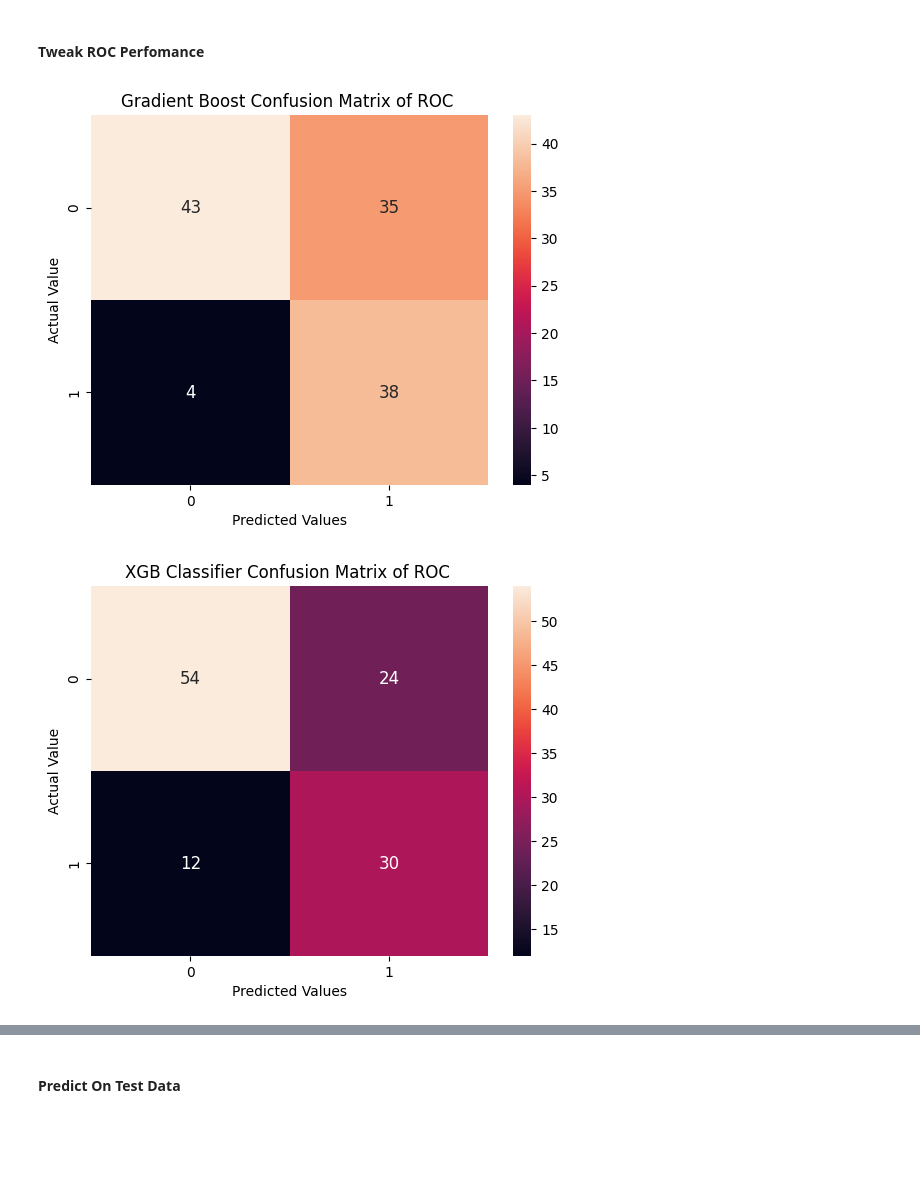
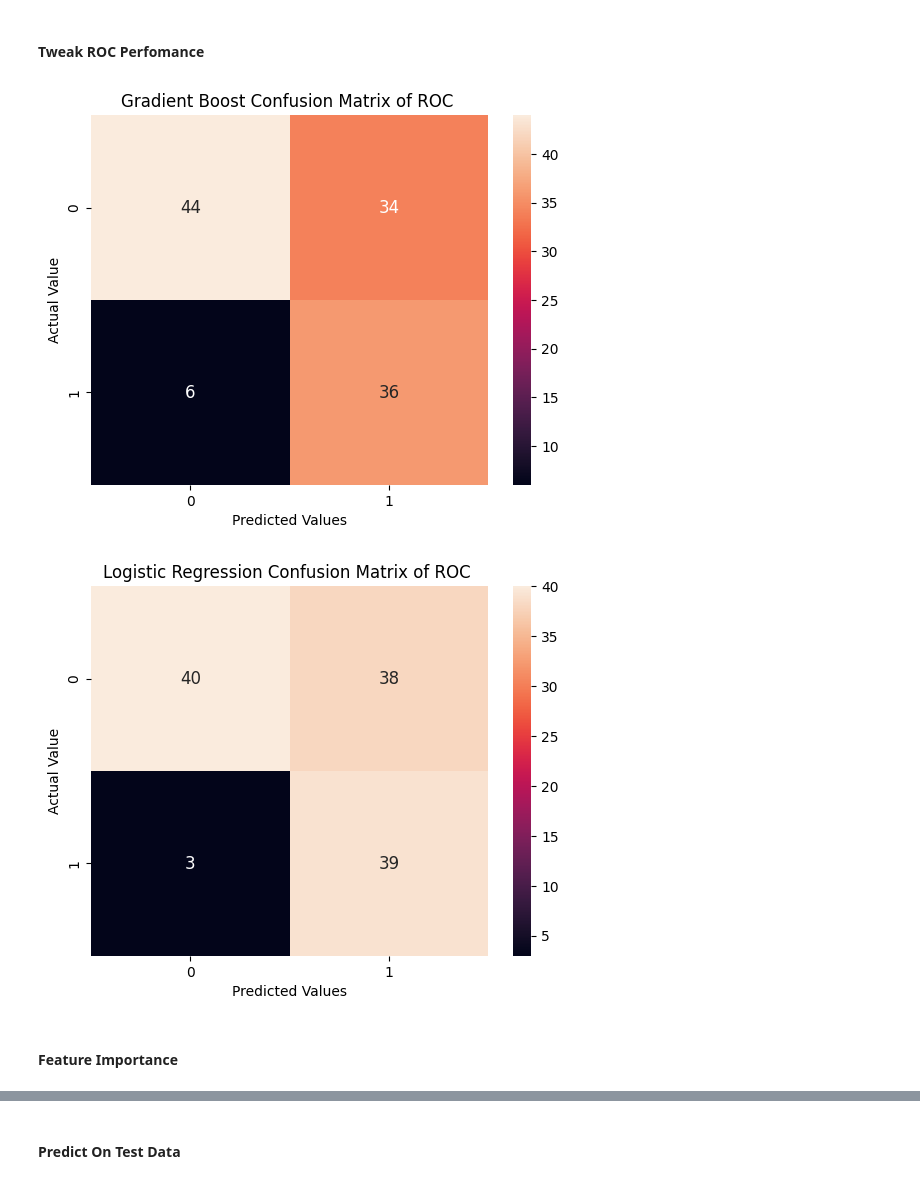
Before and after one commit to adubrightkwartengsnr/P5-Sepsis-Prediction-Embedding-Machine-Learning-Model-In-API, a Jupyter notebook: dev/sepsis_prediction.ipynb, the cells around one changed output, grey strips where cells are left out. Cells and saved outputs as stored; diff of their text form; code cells hidden in the pictures; blank space fills up the shorter version.

```diff
--- a/dev/sepsis_prediction.ipynb
+++ b/dev/sepsis_prediction.ipynb
@@ -573,7 +565,7 @@ Index(['Plasma_Glucose', 'Blood_Work_Result_1', 'Blood_Pressure',
 # %% [markdown]
 #### Train Test Split & Encode Target Variable
 # %%
-X_train,X_test,y_train,y_test = train_test_split(X_transformed,y,test_size=0.2,random_state=42,stratify=y)
+X_train,X_test,y_train,y_test = train_test_split(X,y,test_size=0.2,random_state=42,stratify=y)
 # %%
 # Check the shape of the train test dataset
 print(f"Size of trraining dataset: {X_train.shape}")
@@ -636,7 +628,7 @@ models = [
 #### Training On Unbalanced Data
 # %%
 
-metrics_table = pd.DataFrame(columns=["model_name","accuracy","precision","recall","f1_score","conf_matrix"])
+metrics_table = pd.DataFrame(columns=["model_name","accuracy","precision","recall","f1_score","roc_curve", "conf_matrix"])
 all_pipelines = {}
 
 # Loop through the models and get the scores
@@ -669,10 +661,18 @@ for model_name, classifier in models:
     recall = metrics["weighted avg"]["recall"]
     f1_score = metrics["weighted avg"]["f1-score"]
 
+    # compute ROC curve variables
+    ypredict_proba = pipeline.predict_proba(X_test)[:,1]
+    # Unpack all roc curve variables
+    fpr,tpr,threshold = roc_curve(y_test_encoded,ypredict_proba)
+    # compute AUC
+    roc_auc = auc(fpr,tpr)
+
     # Grab all the metrics and add them to the metrics table
-    metrics_table.loc[len(metrics_table)] = [model_name,accuracy,precision,recall,f1_score,conf_matrix]
+    metrics_table.loc[len(metrics_table)] = [model_name,accuracy,precision,recall,f1_score, roc_auc,conf_matrix]
 
 # Sort metrics based on F1-score
 metrics_df = metrics_table.sort_values(by="f1_score",ascending=False)
-metrics_df
+styled_metrics_df = metrics_df.style.background_gradient(cmap='winter')
+styled_metrics_df
 # %% [output]
@@ -698,7 +698,7 @@ plt.show()
 #### Training On Balanced Dataset
 # %%
 
-balanced_metrics_table = pd.DataFrame(columns=["model_name","accuracy","precision","recall","f1_score","conf_matrix"])
+balanced_metrics_table = pd.DataFrame(columns=["model_name","accuracy","precision","recall","f1_score","roc_auc","conf_matrix"])
 balanced_pipelines = {}
 
 # Loop through the models and get the scores
@@ -732,12 +732,21 @@ for model_name, classifier in models:
     recall = balanced_metrics["weighted avg"]["recall"]
     f1_score = balanced_metrics["weighted avg"]["f1-score"]
 
+    # compute ROC curve variables
+    ypredict_proba = pipeline.predict_proba(X_test)[:,1]
+    # Unpack all roc curve variables
+    fpr,tpr,threshold = roc_curve(y_test_encoded,ypredict_proba)
+    # compute AUC
+    roc_auc = auc(fpr,tpr)
+
     # Grab all the metrics and add them to the metrics table
-    balanced_metrics_table.loc[len(balanced_metrics_table)] = [model_name,accuracy,precision,recall,f1_score,conf_matrix]
+    balanced_metrics_table.loc[len(balanced_metrics_table)] = [model_name,accuracy,precision,recall,f1_score,roc_auc,conf_matrix]
 
 # Sort metrics based on F1-score
 balanced_metrics_table.sort_values(by="f1_score",ascending=False)
 
 balanced_metrics_df = balanced_metrics_table.sort_values(by="f1_score",ascending=False)
-balanced_metrics_df
+styled_balanced_metrics_df = balanced_metrics_df.style.background_gradient(cmap='winter')
+
+styled_balanced_metrics_df
 # %% [output]
@@ -960,7 +977,7 @@ roc_data["xgb_classifier"].tail(30)
 # %%
 # save the top two performing models
 gradient_boost_pipeline = balanced_pipelines["gradient_boost"]
-xgb_pipeline = balanced_pipelines["xgb_classifier"]
+log_regression_pipeline = balanced_pipelines["log_regression"]
 # %%
 gradient_boost_pipeline
 # %% [output]
@@ -984,7 +1001,7 @@ Pipeline(steps=[('preprocessor',
 # %% [markdown]
 #### Tweak ROC Perfomance
 # %%
-gradient_boost_threshold = 0.191365
+gradient_boost_threshold = 0.218398
 gradient_boost_proba = gradient_boost_pipeline.predict_proba(X_test)[:,1]
 # adjust threshold to maximize TPR
 y_pred_log_reg = (gradient_boost_proba > gradient_boost_threshold).astype(int)
@@ -996,20 +1013,22 @@ plt.xlabel("Predicted Values")
 plt.ylabel("Actual Value")
 plt.show()
 # %% [output]
-[figure, old version]
+[figure, new version]
 # %%
-xgb_classifier_threshold = 0.314583
+log_regression_threshold = 0.217248
 
-xgb_classifier_proba = xgb_pipeline.predict_proba(X_test)[:,1]
+log_regression_proba = log_regression_pipeline.predict_proba(X_test)[:,1]
 # adjust threshold to maximize TPR
-y_pred_xgb_classifier = (xgb_classifier_proba > xgb_classifier_threshold).astype(int)
-xgb_conf_matrix = confusion_matrix(y_test_encoded,y_pred_xgb_classifier )
+y_pred_log_regression = (log_regression_proba > log_regression_threshold).astype(int)
+log_regression_matrix = confusion_matrix(y_test_encoded,y_pred_log_regression)
 # Plot the confusion Matrix
-sns.heatmap(xgb_conf_matrix,annot=True,fmt="d",annot_kws={"size":12})
-plt.title("XGB Classifier Confusion Matrix of ROC ")
+sns.heatmap(log_regression_matrix,annot=True,fmt="d",annot_kws={"size":12})
+plt.title("Logistic Regression Confusion Matrix of ROC ")
 plt.xlabel("Predicted Values")
 plt.ylabel("Actual Value")
 plt.show()
 # %% [output]
-[figure, old version]
+[figure, new version]
+# %% [markdown]
+#### Feature Importance
 # %%
```
Also changed, not shown: parts of 18 cells of this notebook, 14 other files.
